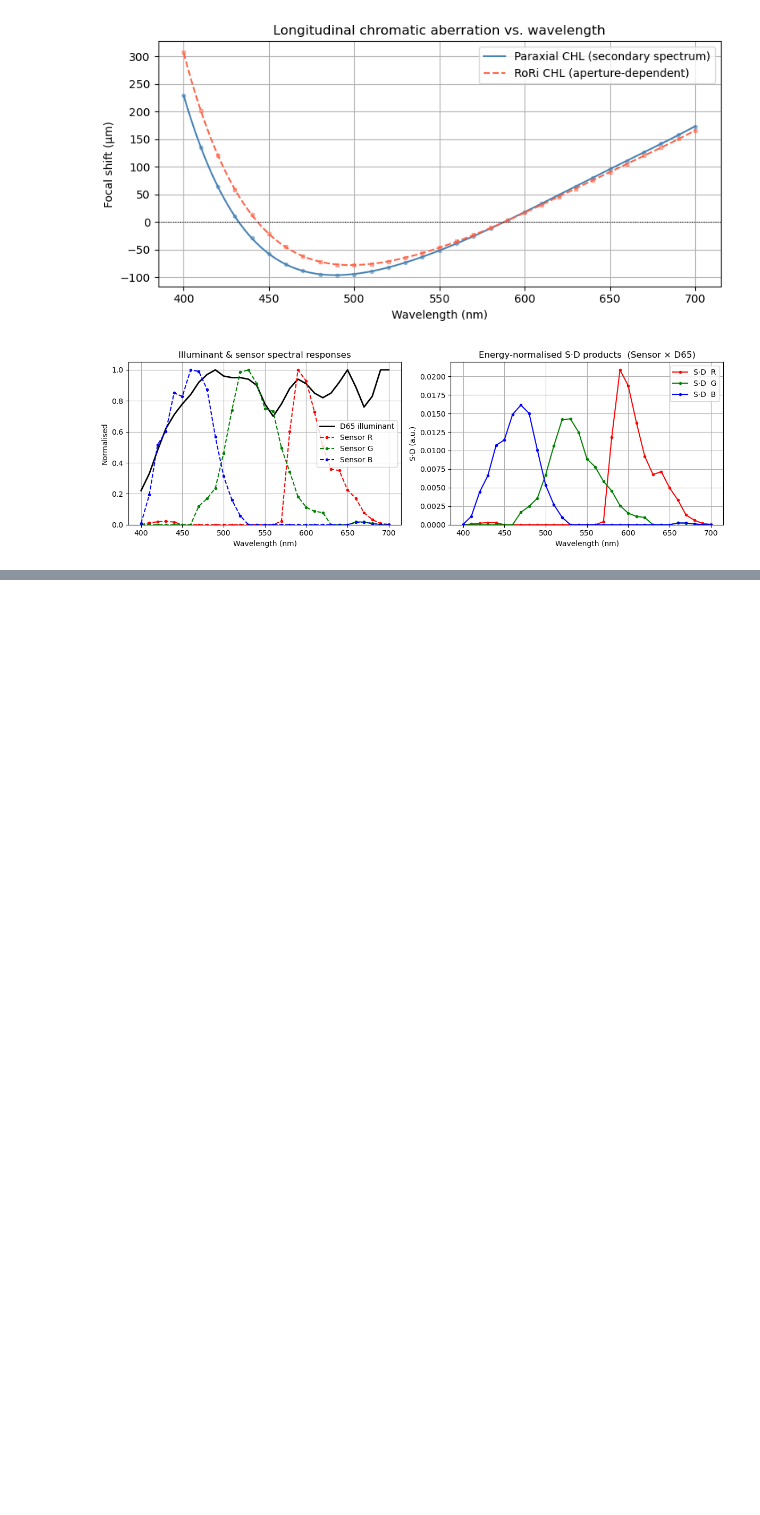
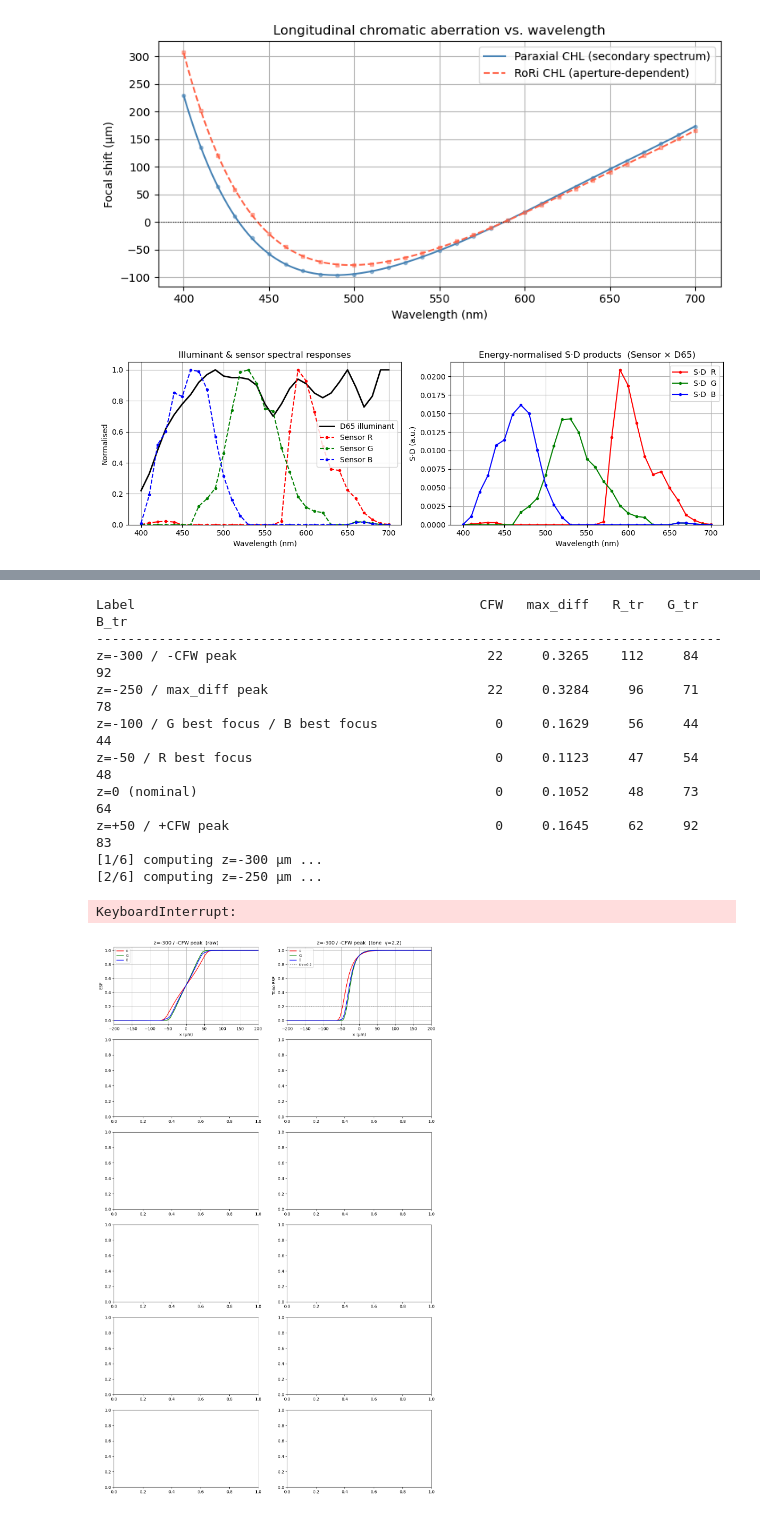
Before and after one commit to Leyangf/ColorFringeCalculation, a Jupyter notebook: examples/cfw_demo.ipynb, the cells around one changed output, grey strips where cells are left out. Drawn from its saved outputs; the diff is of its cells as text; code cells hidden in the pictures; blank space fills up the shorter version.

```diff
--- a/examples/cfw_demo.ipynb
+++ b/examples/cfw_demo.ipynb
@@ -364,0 +533,73 @@ interactive(children=(SelectMultiple(description='Exposure', index=(0, 1, 2, 4),
+# %%
+# ── ESF diagnostic: key defocus positions ────────────────────────────────────
+# Key z values are selected automatically from bake results:
+#   z=0, per-channel best focus (min transition width), ±CFW peaks, max_diff peak.
+
+def _key_z_points() -> list[tuple[float, str]]:
+    pts: dict[float, str] = {0.0: "z=0 (nominal)"}
+    for _c in ("R", "G", "B"):
+        _z = float(_z_bake[_trans_width[_c].argmin()])
+        pts[_z] = pts.get(_z, f"z={_z:+.0f}") + f" / {_c} best focus"
+    for _mask, _side in [(_z_bake > 0, "+CFW peak"), (_z_bake < 0, "-CFW peak")]:
+        if _mask.any():
+            _z = float(_z_bake[_mask][_cfw_curve[_mask].argmax()])
+            pts[_z] = pts.get(_z, f"z={_z:+.0f}") + f" / {_side}"
+    _z = float(_z_bake[_max_diff.argmax()])
+    pts[_z] = pts.get(_z, f"z={_z:+.0f}") + " / max_diff peak"
+    return sorted(pts.items())
+
+_diag_points = _key_z_points()
+
+print(f"{'Label':45s}  {'CFW':>5}  {'max_diff':>9}  {'R_tr':>5}  {'G_tr':>5}  {'B_tr':>5}")
+print("-" * 80)
+for _z, _lbl in _diag_points:
+    _i = int(np.searchsorted(_z_bake, _z))
+    print(f"{_lbl:45s}  {_cfw_curve[_i]:>5}  {_max_diff[_i]:>9.4f}  "
+          f"{_trans_width['R'][_i]:>5}  {_trans_width['G'][_i]:>5}  {_trans_width['B'][_i]:>5}")
+
+# Compute ESFs at each key point and plot
+_n = len(_diag_points)
+fig, _axes = plt.subplots(_n, 2, figsize=(14, 4 * _n), squeeze=False)
+_xlim = (-200, 200)
+
+for _row, (_z_val, _lbl) in enumerate(_diag_points):
+    print(f"[{_row+1}/{_n}] computing z={_z_val:+.0f} µm ...")
+    _raw, _tone_esf = {}, {}
+    for _c in ("R", "G", "B"):
+        _r = compute_polychromatic_esf(
+            lens1, _c, float(_z_val), _X_UM,
+            num_rays=_NUM_RAYS, grid_size=_GRID_SIZE,
+            wl_stride=_WL_STRIDE, strategy=_STRATEGY,
+        )
+        _raw[_c] = _r
+        _tone_esf[_c] = _tone_map(_r)
+        del _r; gc.collect()
+
+    for _c, _col in [("R", "r"), ("G", "g"), ("B", "b")]:
+        _axes[_row, 0].plot(_X_UM, _raw[_c],      color=_col, label=_c, lw=1.5)
+        _axes[_row, 1].plot(_X_UM, _tone_esf[_c], color=_col, label=_c, lw=1.5)
+    _axes[_row, 0].set(title=f"{_lbl}  [raw]",
+                       xlabel="x (µm)", ylabel="ESF", xlim=_xlim)
+    _axes[_row, 1].set(title=f"{_lbl}  [tone  γ={_GAMMA_BAKE}]",
+                       xlabel="x (µm)", ylabel="Tone ESF", xlim=_xlim)
+    _axes[_row, 1].axhline(_THR_FFTPSF, color="k", ls=":", lw=0.8,
+                           label=f"thr={_THR_FFTPSF}")
+    for _ax in _axes[_row]:
+        _ax.legend(fontsize=8); _ax.grid(True)
+
+    del _raw, _tone_esf; gc.collect()
+
+plt.tight_layout(); plt.show()
+# %% [output]
+Label                                            CFW   max_diff   R_tr   G_tr   B_tr
+--------------------------------------------------------------------------------
+z=-300 / -CFW peak                                22     0.3265    112     84     92
+z=-250 / max_diff peak                            22     0.3284     96     71     78
+z=-100 / G best focus / B best focus               0     0.1629     56     44     44
+z=-50 / R best focus                               0     0.1123     47     54     48
+z=0 (nominal)                                      0     0.1052     48     73     64
+z=+50 / +CFW peak                                  0     0.1645     62     92     83
+[1/6] computing z=-300 µm ...
+[2/6] computing z=-250 µm ...
+KeyboardInterrupt:
+[figure, added]
```
Also changed, not shown: parts of 8 cells of this notebook, 2 other files.
